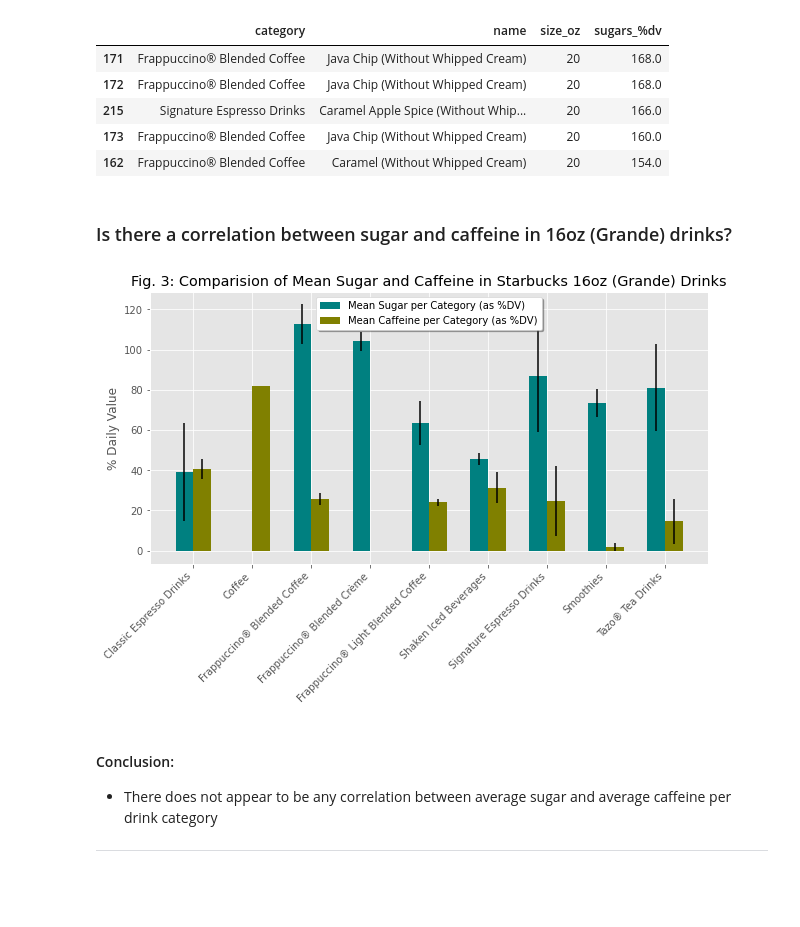
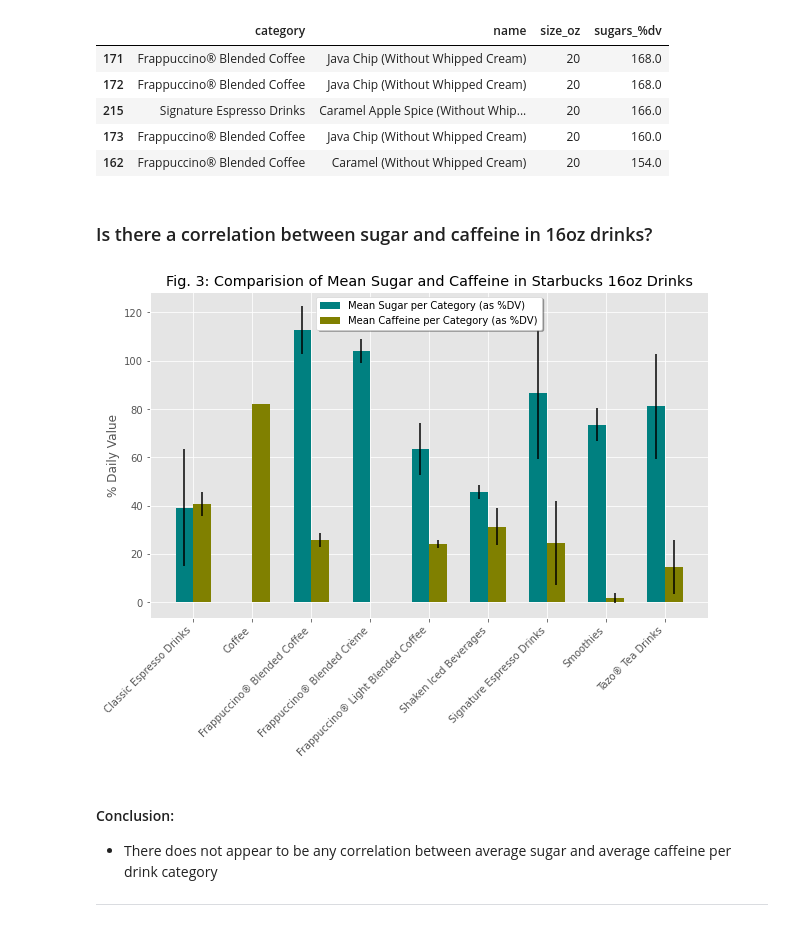
Before and after one commit to Ugi77/projects, a Jupyter notebook: NutritionAnalysisTour/desc_stats_pandas.ipynb, the cells around one changed output. Saved outputs shown, nothing was run; the diff lists cells and outputs as text; code cells hidden in the pictures; blank space fills up the shorter version.

```diff
--- a/NutritionAnalysisTour/desc_stats_pandas.ipynb
+++ b/NutritionAnalysisTour/desc_stats_pandas.ipynb
@@ -200,25 +200,25 @@ sugga[["category", "name", "size_oz", "sugars_%dv"]]
 | 173 | Frappuccino® Blended Coffee | Java Chip (Without Whipped Cream) | 20 | 160.0 |
 | 162 | Frappuccino® Blended Coffee | Caramel (Without Whipped Cream) | 20 | 154.0 |
 # %% [markdown]
-### Is there a correlation between sugar and caffeine in 16oz (Grande) drinks?
+### Is there a correlation between sugar and caffeine in 16oz drinks?
 # %%
 avg_sug = grande.groupby(["category"])["sugars_%dv"].mean()
 avg_caff = grande.groupby(["category"])["caffeine_%dv"].mean()
 sd_sug = grande.groupby(["category"])["sugars_%dv"].std()
 sd_caff = grande.groupby(["category"])["caffeine_%dv"].std()
 # %%
-plt.figure(figsize=(10,5))
+plt.figure(figsize=(10,6))
 plt.bar(avg_sug.index.values, avg_sug, yerr = sd_sug, color = "teal", width = -0.3, align = "edge", label = "Mean Sugar per Category (as %DV)")
 plt.bar(avg_caff.index.values, avg_caff, yerr = sd_caff, color = "olive", width = 0.3, align = "edge", label = "Mean Caffeine per Category (as %DV)")
 
-plt.title("Fig. 3: Comparision of Mean Sugar and Caffeine in Starbucks 16oz (Grande) Drinks")
+plt.title("Fig. 3: Comparision of Mean Sugar and Caffeine in Starbucks 16oz Drinks")
 plt.ylabel("% Daily Value")
 plt.legend(loc = "upper center", shadow = True, frameon = True, facecolor = "white")
 plt.xticks(rotation = 45, ha ='right')
 plt.show()
 # Error raised as .std() has default ddof = 1 for sample standard deviation (divisor: N − 1) and the Coffee category contains 1 value
 # %% [output]
-[figure, old version]
+[figure, new version]
 # %% [markdown]
 #### Conclusion:
 + There does not appear to be any correlation between average sugar and average caffeine per drink category
```
Also changed, not shown: parts of 7 cells of this notebook.
